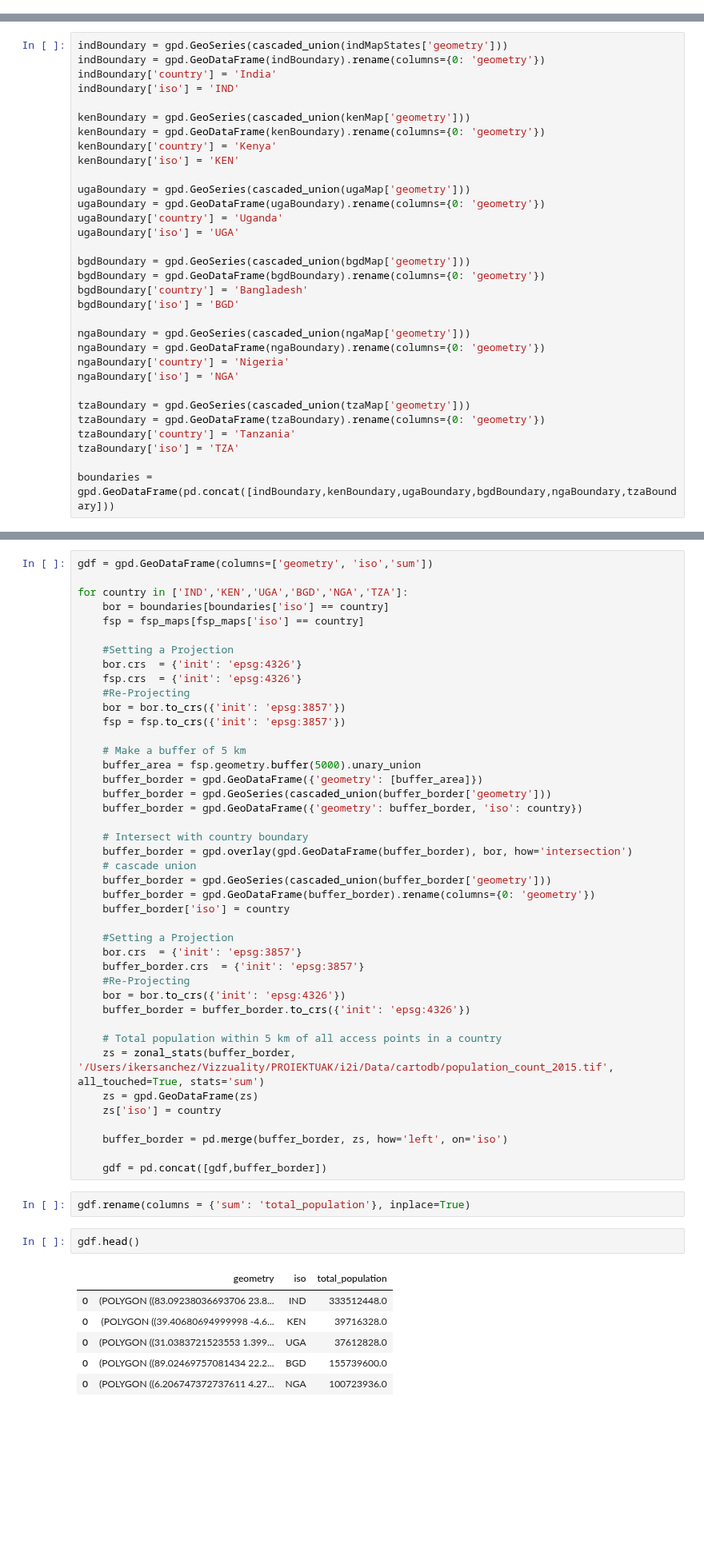
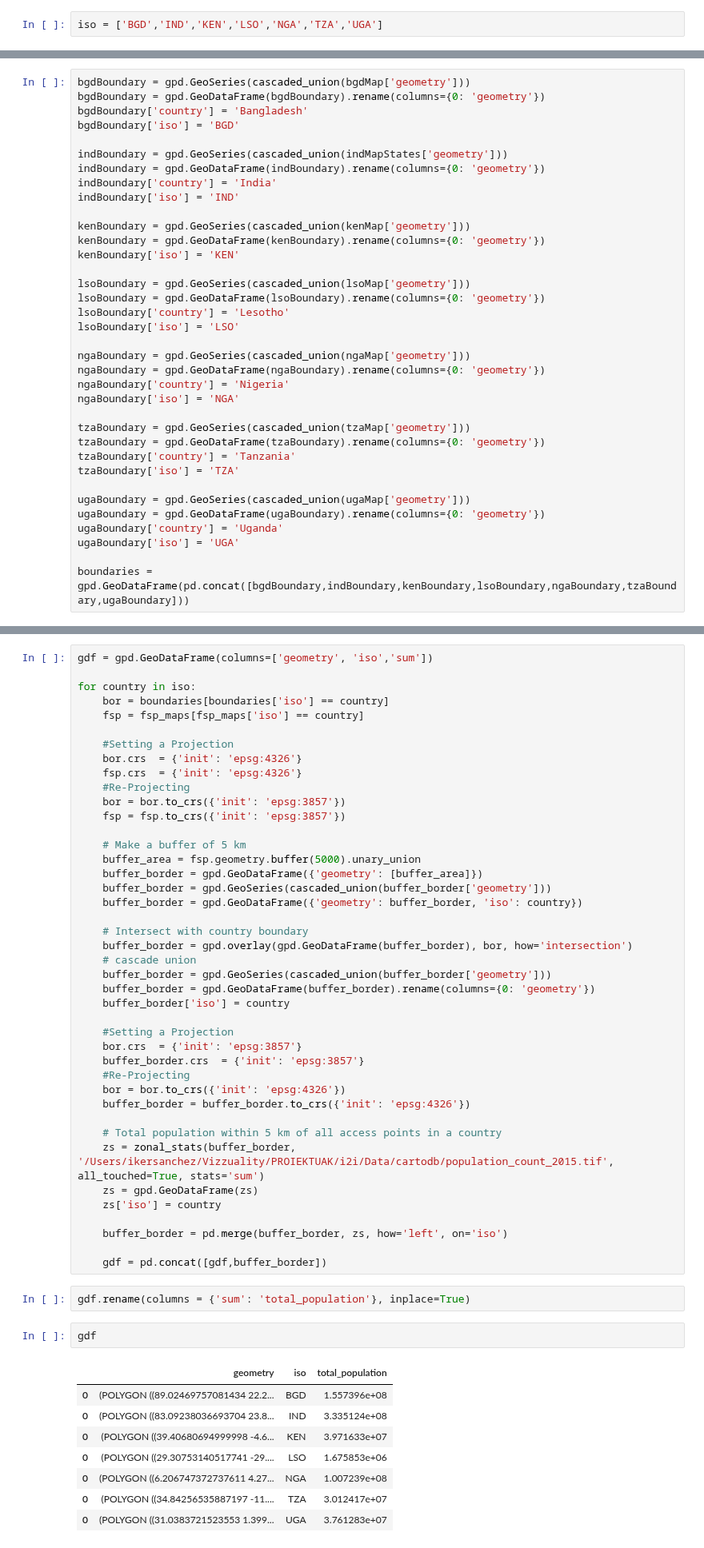
Before and after one commit to Vizzuality/notebooks, a Jupyter notebook: i2i/i2i_Additional_Tables.ipynb, the cells around one changed output, grey strips where cells are left out. Shown at 80% size. Drawn from its saved outputs; the diff is of its cells as text; blank space fills up the shorter version.

```diff
--- a/i2i/i2i_Additional_Tables.ipynb
+++ b/i2i/i2i_Additional_Tables.ipynb
@@ -83,0 +58,2 @@ tzaMap = gpd.read_file('/Users/ikersanchez/Vizzuality/PROIEKTUAK/i2i/Data/gadm36
+# %%
+iso = ['BGD','IND','KEN','LSO','NGA','TZA','UGA']
@@ -84,6 +77,11 @@ tzaMap = gpd.read_file('/Users/ikersanchez/Vizzuality/PROIEKTUAK/i2i/Data/gadm36
 # %% [markdown]
 Get the boundary of each country
 # %%
+bgdBoundary = gpd.GeoSeries(cascaded_union(bgdMap['geometry']))
+bgdBoundary = gpd.GeoDataFrame(bgdBoundary).rename(columns={0: 'geometry'})
+bgdBoundary['country'] = 'Bangladesh'
+bgdBoundary['iso'] = 'BGD'
+
 indBoundary = gpd.GeoSeries(cascaded_union(indMapStates['geometry']))
 indBoundary = gpd.GeoDataFrame(indBoundary).rename(columns={0: 'geometry'})
 indBoundary['country'] = 'India'
@@ -91,18 +89,12 @@ indBoundary['iso'] = 'IND'
 
 kenBoundary = gpd.GeoSeries(cascaded_union(kenMap['geometry']))
 kenBoundary = gpd.GeoDataFrame(kenBoundary).rename(columns={0: 'geometry'})
-kenBoundary['country'] = 'Kenya'
 kenBoundary['iso'] = 'KEN'
 
-ugaBoundary = gpd.GeoSeries(cascaded_union(ugaMap['geometry']))
-ugaBoundary = gpd.GeoDataFrame(ugaBoundary).rename(columns={0: 'geometry'})
-ugaBoundary['country'] = 'Uganda'
-ugaBoundary['iso'] = 'UGA'
-
-bgdBoundary = gpd.GeoSeries(cascaded_union(bgdMap['geometry']))
-bgdBoundary = gpd.GeoDataFrame(bgdBoundary).rename(columns={0: 'geometry'})
-bgdBoundary['country'] = 'Bangladesh'
-bgdBoundary['iso'] = 'BGD'
+lsoBoundary = gpd.GeoSeries(cascaded_union(lsoMap['geometry']))
+lsoBoundary = gpd.GeoDataFrame(lsoBoundary).rename(columns={0: 'geometry'})
+lsoBoundary['country'] = 'Lesotho'
+lsoBoundary['iso'] = 'LSO'
 
 ngaBoundary = gpd.GeoSeries(cascaded_union(ngaMap['geometry']))
 ngaBoundary = gpd.GeoDataFrame(ngaBoundary).rename(columns={0: 'geometry'})
@@ -114,7 +106,12 @@ tzaBoundary = gpd.GeoDataFrame(tzaBoundary).rename(columns={0: 'geometry'})
 tzaBoundary['country'] = 'Tanzania'
 tzaBoundary['iso'] = 'TZA'
 
-boundaries = gpd.GeoDataFrame(pd.concat([indBoundary,kenBoundary,ugaBoundary,bgdBoundary,ngaBoundary,tzaBoundary]))
+ugaBoundary = gpd.GeoSeries(cascaded_union(ugaMap['geometry']))
+ugaBoundary = gpd.GeoDataFrame(ugaBoundary).rename(columns={0: 'geometry'})
+ugaBoundary['country'] = 'Uganda'
+ugaBoundary['iso'] = 'UGA'
+
+boundaries = gpd.GeoDataFrame(pd.concat([bgdBoundary,indBoundary,kenBoundary,lsoBoundary,ngaBoundary,tzaBoundary,ugaBoundary]))
 # %%
 #Setting a Projection
 boundaries.crs  = {'init': 'epsg:4326'}
@@ -123,7 +120,7 @@ boundaries.crs  = {'init': 'epsg:4326'}
 # %%
 gdf = gpd.GeoDataFrame(columns=['geometry', 'iso','sum'])
 
-for country in ['IND','KEN','UGA','BGD','NGA','TZA']:
+for country in iso:
     bor = boundaries[boundaries['iso'] == country]
     fsp = fsp_maps[fsp_maps['iso'] == country]
 
@@ -165,14 +162,16 @@ for country in ['IND','KEN','UGA','BGD','NGA','TZA']:
 # %%
 gdf.rename(columns = {'sum': 'total_population'}, inplace=True)
 # %%
-gdf.head()
+gdf
 # %% [output]
 |  | geometry | iso | total_population |
-| 0 | (POLYGON ((83.09238036693706 23.8... | IND | 333512448.0 |
-| 0 | (POLYGON ((39.40680694999998 -4.6... | KEN | 39716328.0 |
-| 0 | (POLYGON ((31.0383721523553 1.399... | UGA | 37612828.0 |
-| 0 | (POLYGON ((89.02469757081434 22.2... | BGD | 155739600.0 |
-| 0 | (POLYGON ((6.206747372737611 4.27... | NGA | 100723936.0 |
+| 0 | (POLYGON ((89.02469757081434 22.2... | BGD | 1.557396e+08 |
+| 0 | (POLYGON ((83.09238036693704 23.8... | IND | 3.335124e+08 |
+| 0 | (POLYGON ((39.40680694999998 -4.6... | KEN | 3.971633e+07 |
+| 0 | (POLYGON ((29.30753140517741 -29.... | LSO | 1.675853e+06 |
+| 0 | (POLYGON ((6.206747372737611 4.27... | NGA | 1.007239e+08 |
+| 0 | (POLYGON ((34.84256535887197 -11.... | TZA | 3.012417e+07 |
+| 0 | (POLYGON ((31.0383721523553 1.399... | UGA | 3.761283e+07 |
 # %% [markdown]
 Save table
 # %%
```
Also changed, not shown: parts of 18 cells of this notebook.
